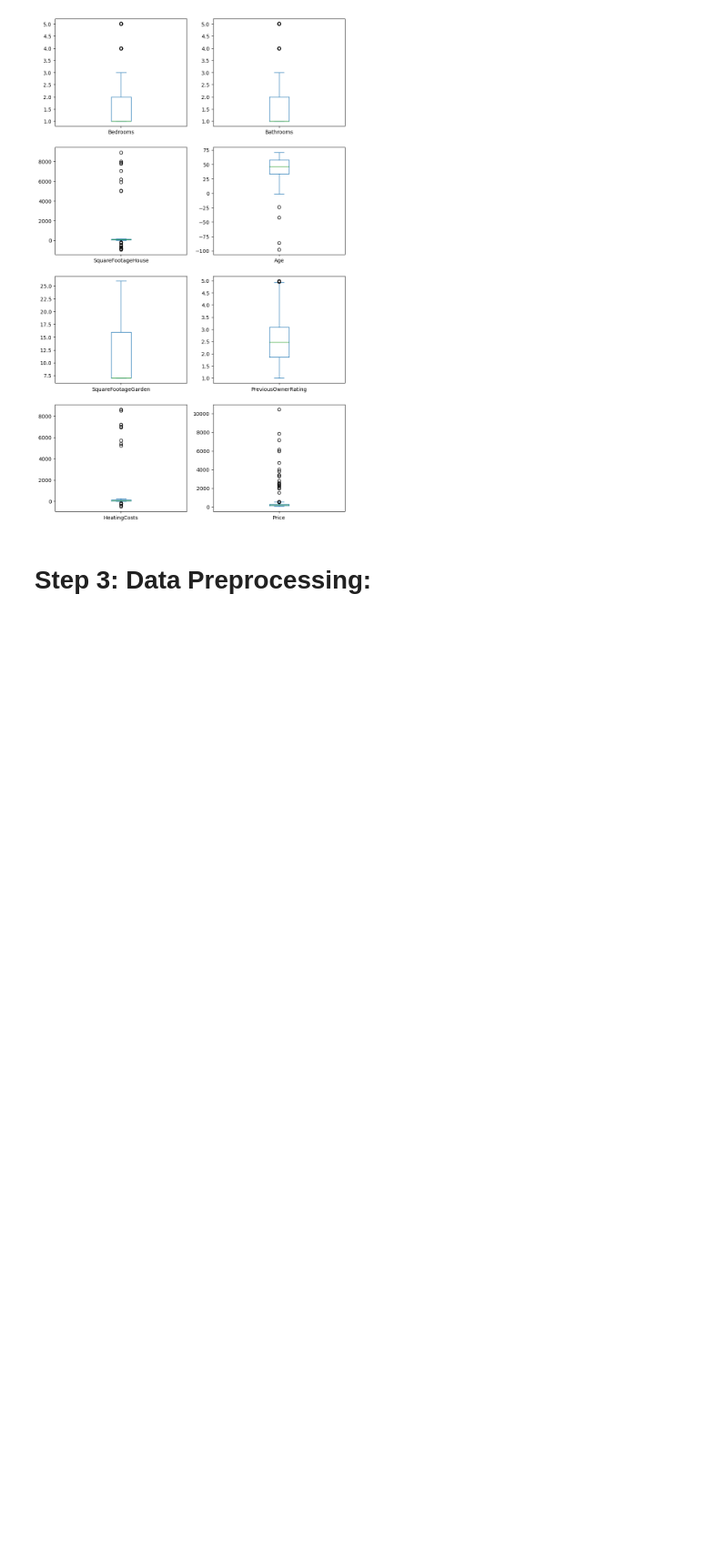
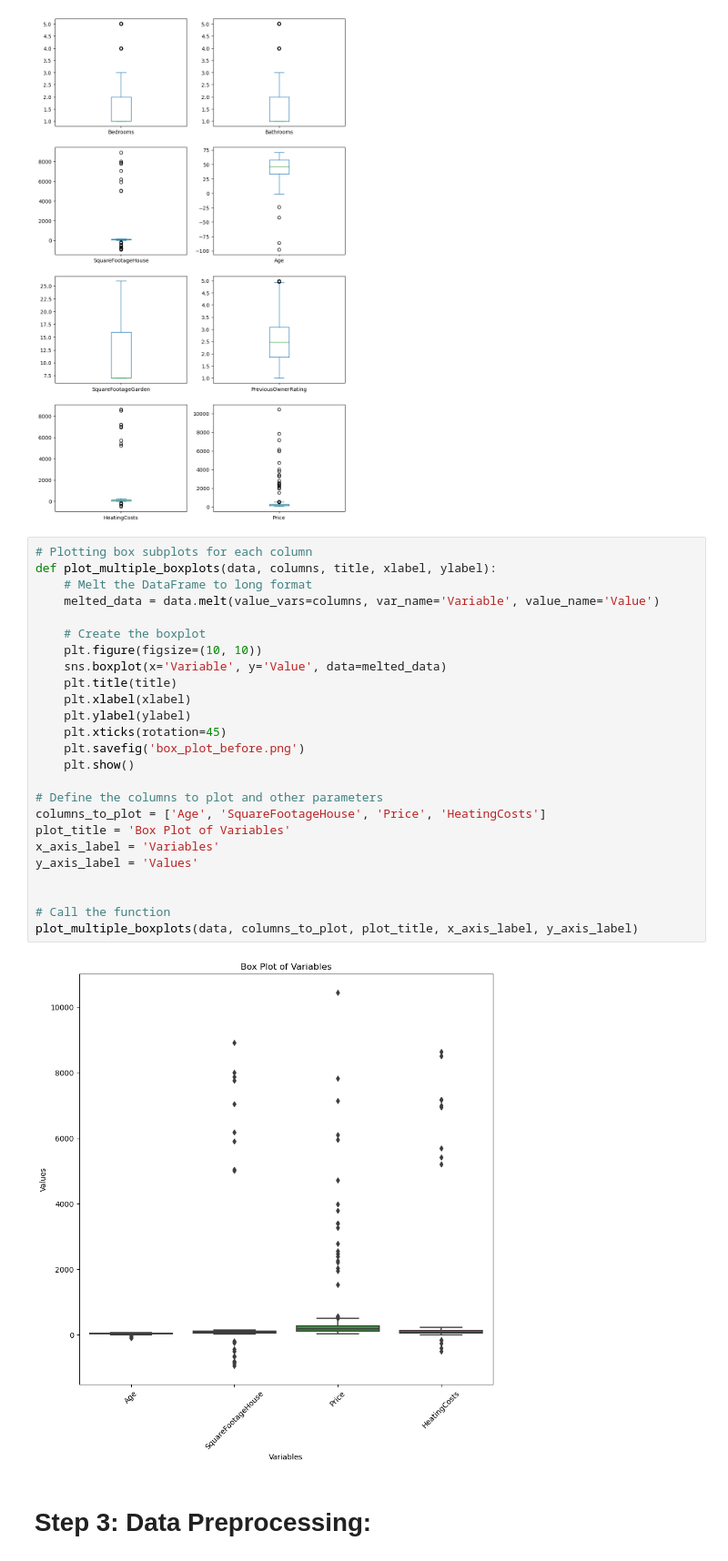
Before and after one commit to bolishakim/House-Price-Prediction-Project, a Jupyter notebook: House Price Prediction Project.ipynb, the cells around one changed output. Shown at 91% size. Drawn from its saved outputs; the diff is of its cells as text; blank space fills up the shorter version.

```diff
--- a/House Price Prediction Project.ipynb
+++ b/House Price Prediction Project.ipynb
@@ -171,6 +171,33 @@ data.plot(kind='box', subplots=True, layout=(8, 2), figsize=(10, 35))
 plt.show()
 # %% [output]
 [figure]
+# %%
+# Plotting box subplots for each column
+def plot_multiple_boxplots(data, columns, title, xlabel, ylabel):
+    # Melt the DataFrame to long format
+    melted_data = data.melt(value_vars=columns, var_name='Variable', value_name='Value')
+
+    # Create the boxplot
+    plt.figure(figsize=(10, 10))
+    sns.boxplot(x='Variable', y='Value', data=melted_data)
+    plt.title(title)
+    plt.xlabel(xlabel)
+    plt.ylabel(ylabel)
+    plt.xticks(rotation=45)
+    plt.savefig('box_plot_before.png')
+    plt.show()
+
+# Define the columns to plot and other parameters
+columns_to_plot = ['Age', 'SquareFootageHouse', 'Price', 'HeatingCosts']
+plot_title = 'Box Plot of Variables'
+x_axis_label = 'Variables'
+y_axis_label = 'Values'
+
+
+# Call the function
+plot_multiple_boxplots(data, columns_to_plot, plot_title, x_axis_label, y_axis_label)
+# %% [output]
+[figure, added]
 # %% [markdown]
 # Step 3: Data Preprocessing:
 # %% [markdown]
```
Also changed, not shown: parts of 1 cell of this notebook.
